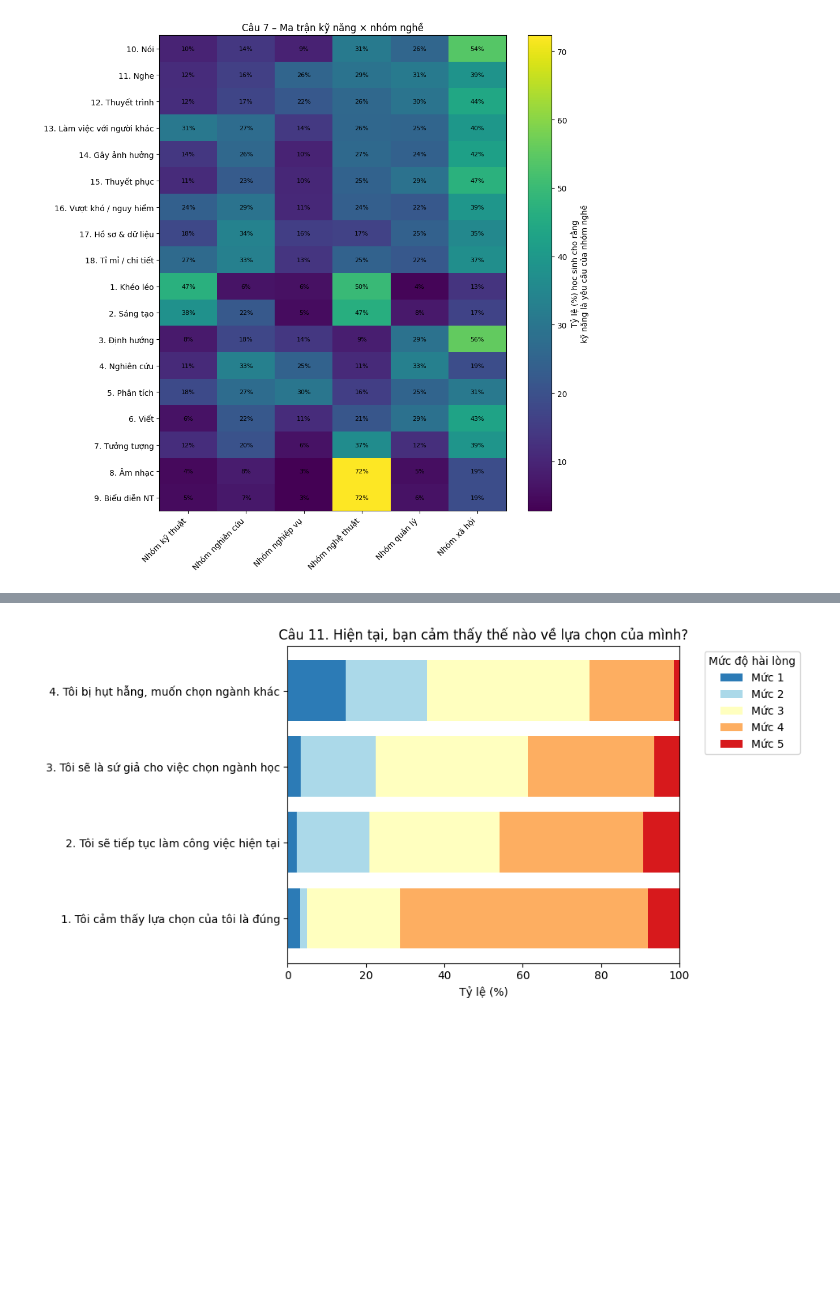
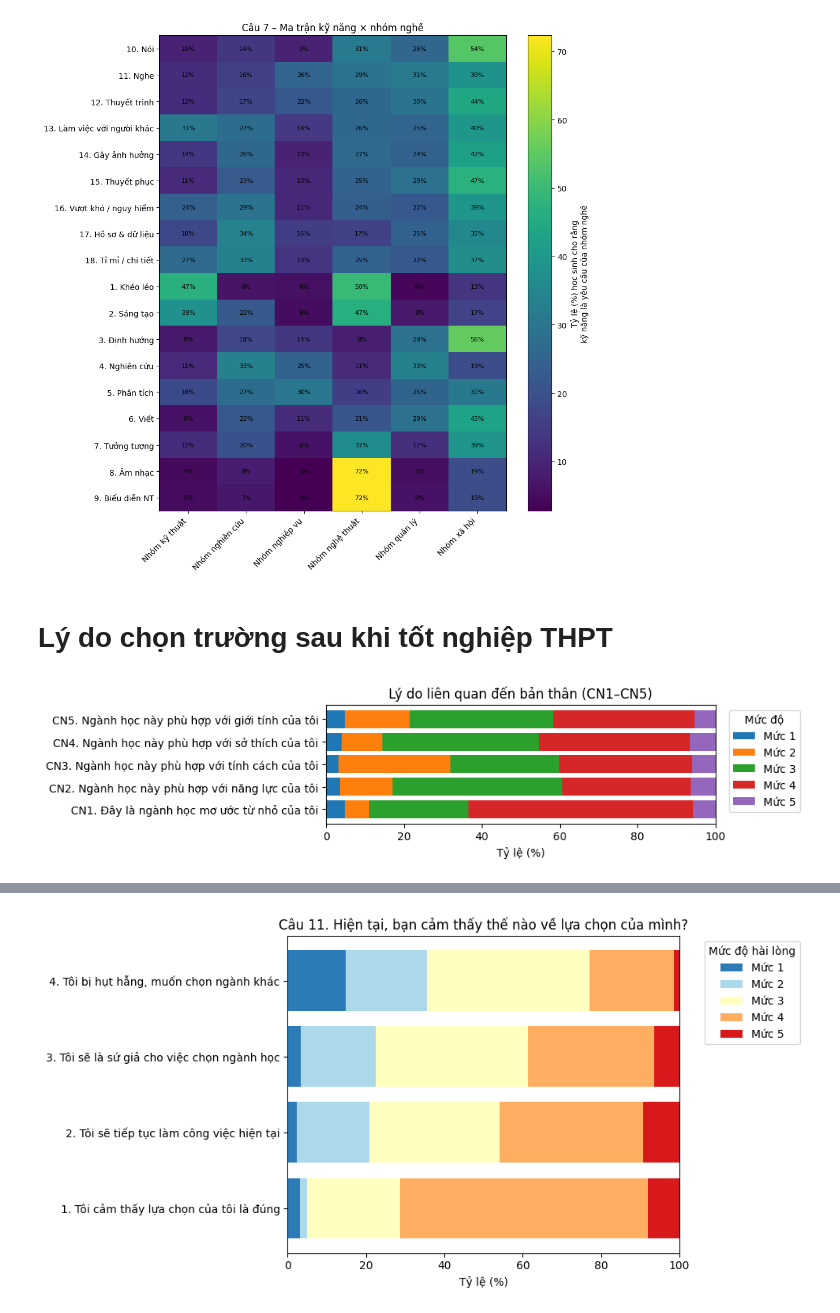
Before and after one commit to lamphat344961-alt/Th-ng-k--m-y-t-nh-v---ng-d-ng, a Jupyter notebook: PT_Phieu/Truc_quan.ipynb, the cells around one changed output, grey strips where cells are left out. Saved outputs shown, nothing was run; the diff lists cells and outputs as text; code cells hidden in the pictures; blank space fills up the shorter version.

```diff
--- a/PT_Phieu/Truc_quan.ipynb
+++ b/PT_Phieu/Truc_quan.ipynb
@@ -563,3 +561,5 @@ plt.tight_layout()
 plt.show()
 # %% [output]
 [figure]
+# %% [markdown]
+# Lý do chọn trường sau khi tốt nghiệp THPT
@@ -565,0 +605,16 @@ plt.show()
+# %%
+# ====== 1) NHÓM CÁ NHÂN – CN1–CN5 (q10_whycho1–5) ======
+
+cn_cols = [f"q10_whycho{i}" for i in range(1, 6)]
+cn_labels = [
+    "CN1. Đây là ngành học mơ ước từ nhỏ của tôi",
+    "CN2. Ngành học này phù hợp với năng lực của tôi",
+    "CN3. Ngành học này phù hợp với tính cách của tôi",
+    "CN4. Ngành học này phù hợp với sở thích của tôi",
+    "CN5. Ngành học này phù hợp với giới tính của tôi",
+]
+
+plot_likert_group(df, cn_cols, cn_labels,
+                  "Lý do liên quan đến bản thân (CN1–CN5)")
+# %% [output]
+[figure, added]
```
Also changed, not shown: parts of 11 cells of this notebook, 1 other file.
